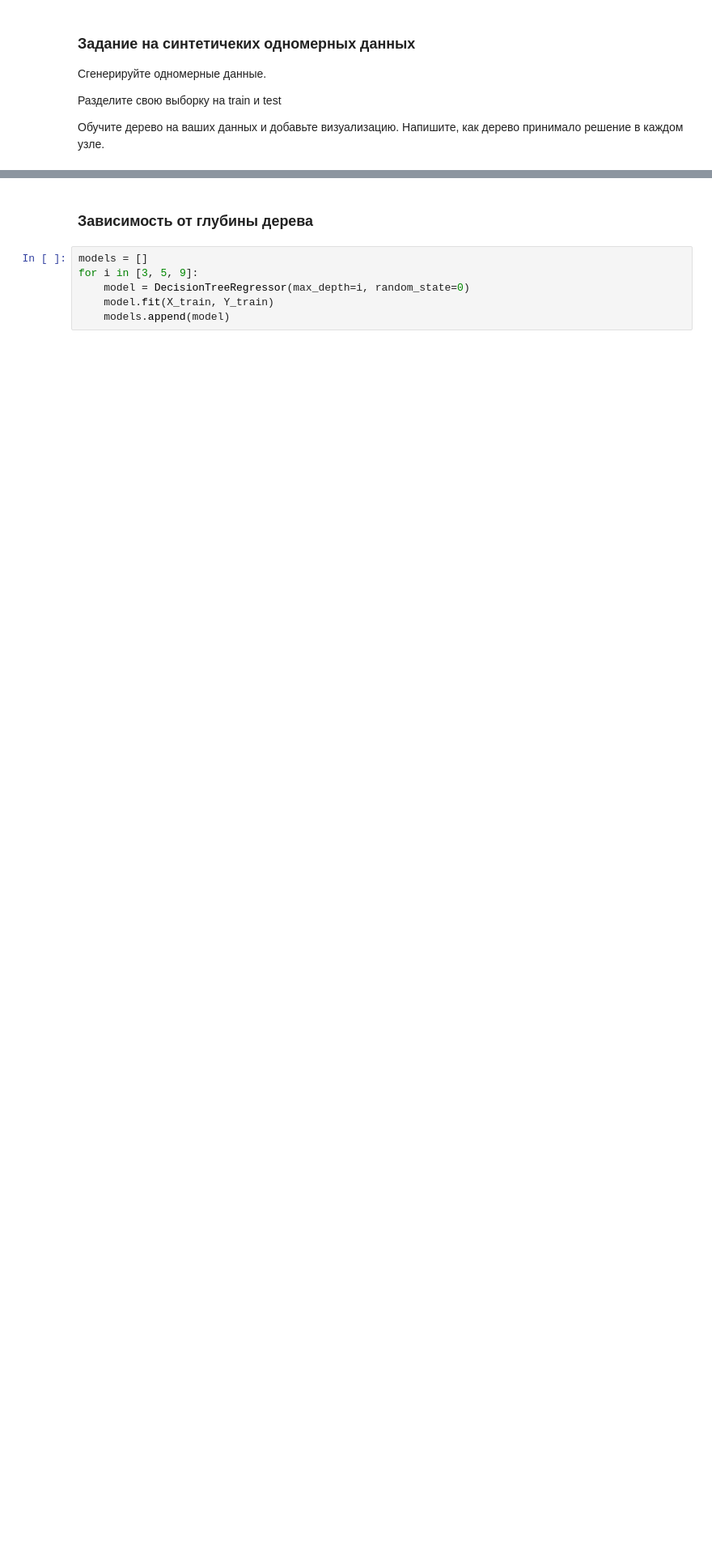
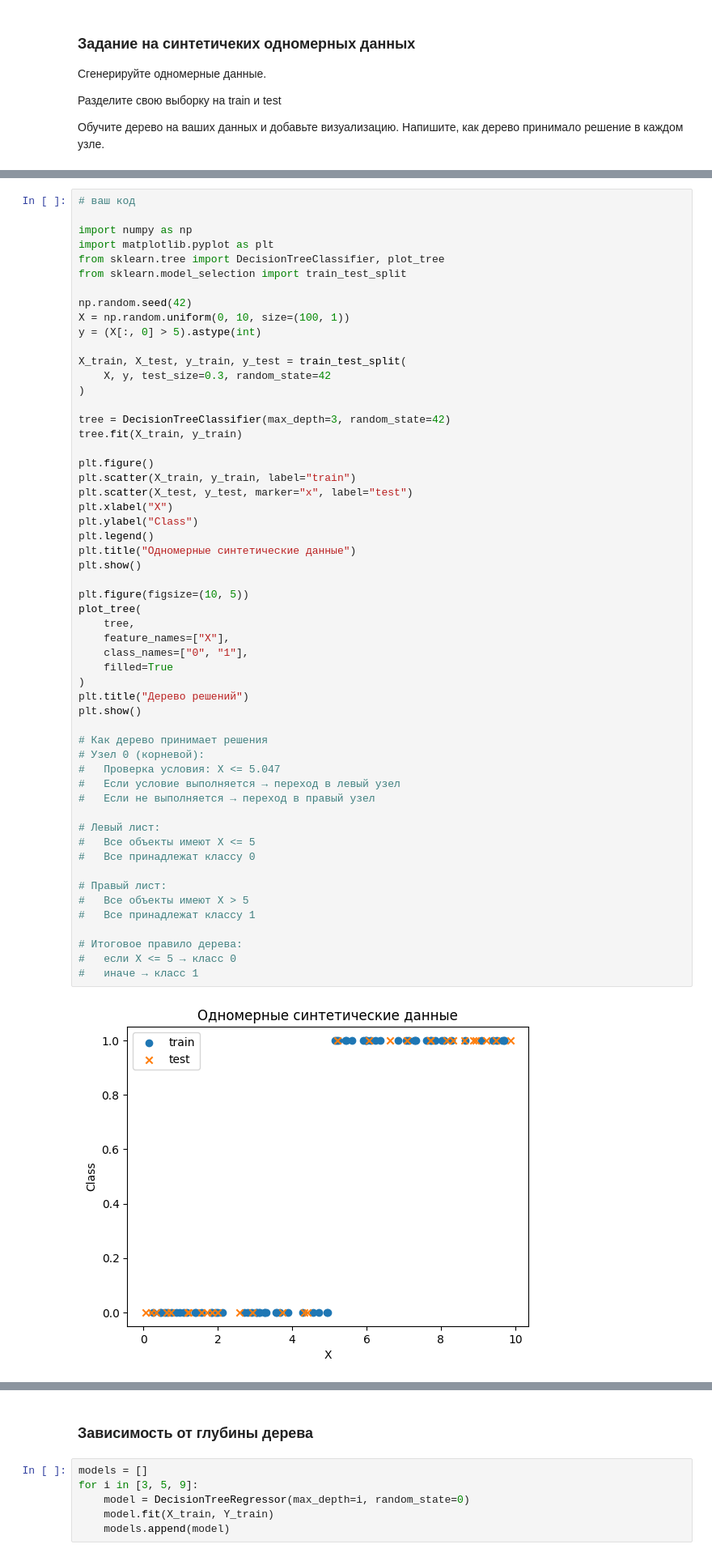
Before and after one commit to Godlaa/ml-labs, a Jupyter notebook: кт 3/main.ipynb, the cells around one changed output, grey strips where cells are left out. Shown at 81% size. Saved outputs shown, nothing was run; the diff lists cells and outputs as text; blank space fills up the shorter version.

```diff
--- a/кт 3/main.ipynb
+++ b/кт 3/main.ipynb
@@ -149,0 +148,57 @@ _ = tree.plot_tree(model, filled=True)
+# %%
+# ваш код
+
+import numpy as np
+import matplotlib.pyplot as plt
+from sklearn.tree import DecisionTreeClassifier, plot_tree
+from sklearn.model_selection import train_test_split
+
+np.random.seed(42)
+X = np.random.uniform(0, 10, size=(100, 1))
+y = (X[:, 0] > 5).astype(int)
+
+X_train, X_test, y_train, y_test = train_test_split(
+    X, y, test_size=0.3, random_state=42
+)
+
+tree = DecisionTreeClassifier(max_depth=3, random_state=42)
+tree.fit(X_train, y_train)
+
+plt.figure()
+plt.scatter(X_train, y_train, label="train")
+plt.scatter(X_test, y_test, marker="x", label="test")
+plt.xlabel("X")
+plt.ylabel("Class")
+plt.legend()
+plt.title("Одномерные синтетические данные")
+plt.show()
+
+plt.figure(figsize=(10, 5))
+plot_tree(
+    tree,
+    feature_names=["X"],
+    class_names=["0", "1"],
+    filled=True
+)
+plt.title("Дерево решений")
+plt.show()
+
+# Как дерево принимает решения
+# Узел 0 (корневой):
+#   Проверка условия: X <= 5.047
+#   Если условие выполняется → переход в левый узел
+#   Если не выполняется → переход в правый узел
+
+# Левый лист:
+#   Все объекты имеют X <= 5
+#   Все принадлежат классу 0
+
+# Правый лист:
+#   Все объекты имеют X > 5
+#   Все принадлежат классу 1
+
+# Итоговое правило дерева:
+#   если X <= 5 → класс 0
+#   иначе → класс 1
+# %% [output]
+[figure, added]
```
Also changed, not shown: parts of 2 cells of this notebook.
